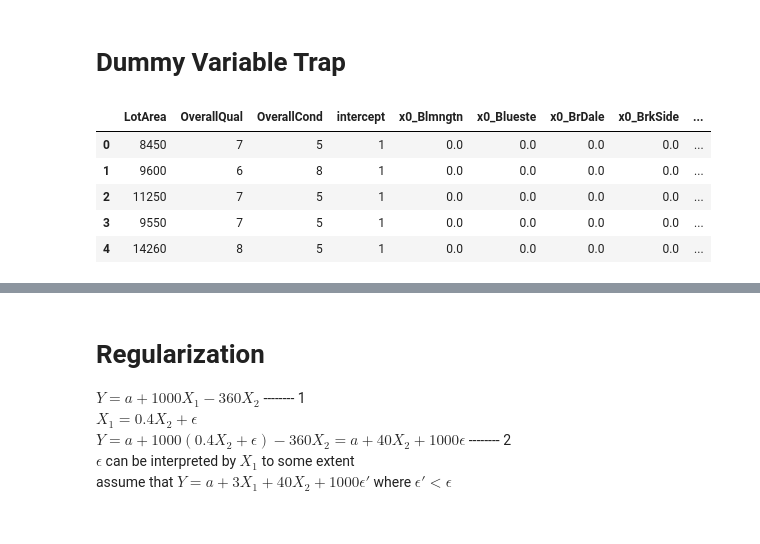
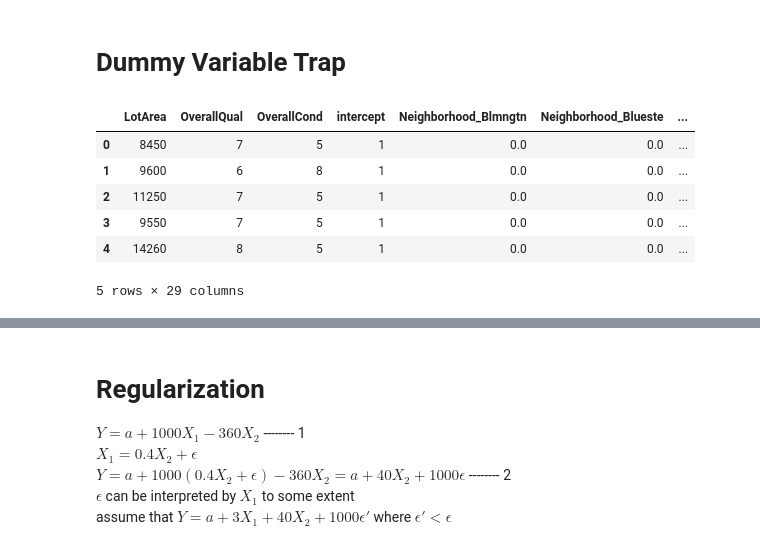
Before and after one commit to YI-CHENG-SHIH645/ML, a Jupyter notebook: LR1.ipynb, the cells around one changed output, grey strips where cells are left out. Saved outputs shown, nothing was run; the diff lists cells and outputs as text; code cells hidden in the pictures.

```diff
--- a/LR1.ipynb
+++ b/LR1.ipynb
@@ -179,20 +195,21 @@ display_side_by_side([BsmtQual_df.head(), iowa_original_df[['BsmtQual']].head()]
 # %%
 #@title original features + one hot features
 encoder = OneHotEncoder(sparse=False, )
 encoder.fit(iowa_original_df[['Neighborhood']])
 onehot_features = pd.DataFrame(
     encoder.transform(iowa_original_df[['Neighborhood']]),
-    columns=encoder.get_feature_names()
+    columns=encoder.get_feature_names_out()
 )
 A = pd.concat([A, onehot_features], axis=1)
 A.head()
 # %% [output]
-|  | LotArea | OverallQual | OverallCond | intercept | x0_Blmngtn | x0_Blueste | x0_BrDale | x0_BrkSide | ... |
-| 0 | 8450 | 7 | 5 | 1 | 0.0 | 0.0 | 0.0 | 0.0 | ... |
-| 1 | 9600 | 6 | 8 | 1 | 0.0 | 0.0 | 0.0 | 0.0 | ... |
-| 2 | 11250 | 7 | 5 | 1 | 0.0 | 0.0 | 0.0 | 0.0 | ... |
-| 3 | 9550 | 7 | 5 | 1 | 0.0 | 0.0 | 0.0 | 0.0 | ... |
-| 4 | 14260 | 8 | 5 | 1 | 0.0 | 0.0 | 0.0 | 0.0 | ... |
+|  | LotArea | OverallQual | OverallCond | intercept | Neighborhood_Blmngtn | Neighborhood_Blueste | ... |
+| 0 | 8450 | 7 | 5 | 1 | 0.0 | 0.0 | ... |
+| 1 | 9600 | 6 | 8 | 1 | 0.0 | 0.0 | ... |
+| 2 | 11250 | 7 | 5 | 1 | 0.0 | 0.0 | ... |
+| 3 | 9550 | 7 | 5 | 1 | 0.0 | 0.0 | ... |
+| 4 | 14260 | 8 | 5 | 1 | 0.0 | 0.0 | ... |
+5 rows × 29 columns
 # %%
 def split_df(A, b, bound):
     return (A.iloc[:2000], b.iloc[:2000]),\
```
Also changed, not shown: parts of 10 cells of this notebook.
